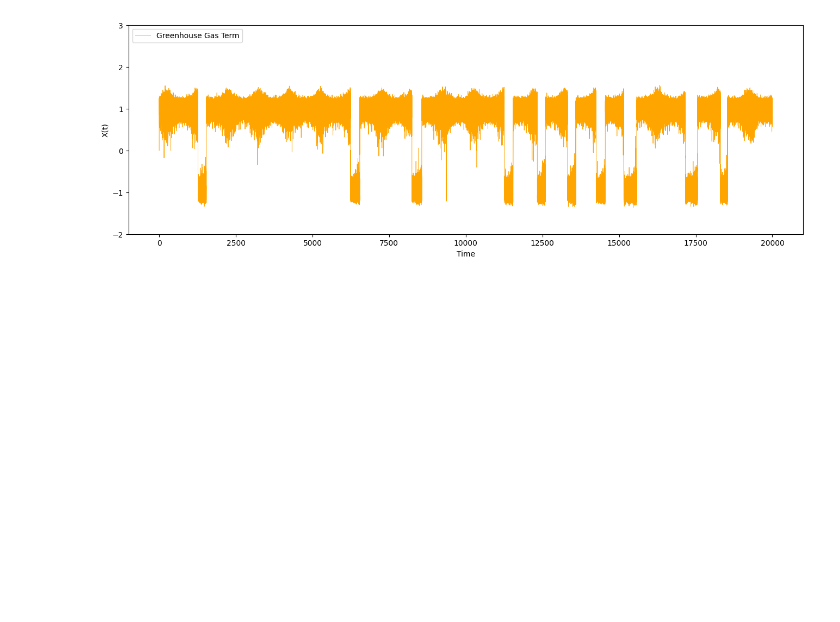
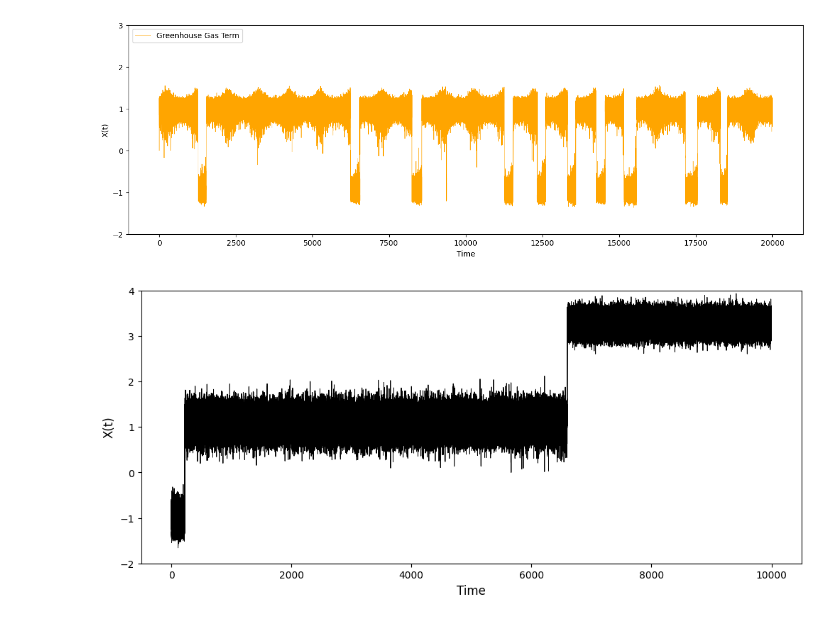
Before and after one commit to abhirao-03/stochastic-resonance, a Jupyter notebook: standalone_notebooks/greenhouse_gas.ipynb, the cells around one changed output. Cells and saved outputs as stored; diff of their text form; code cells hidden in the pictures; blank space fills up the shorter version.

```diff
--- a/standalone_notebooks/greenhouse_gas.ipynb
+++ b/standalone_notebooks/greenhouse_gas.ipynb
@@ -151,6 +151,28 @@ def euler_maruyama_EM(X0, dt, epsilon, U_prime, num_steps, num_trajectories, dW)
         X[n+1] = X[n]  + drift * dt + np.sqrt(epsilon) * dW[n]
 
     return X
+
+def euler_maruyama_EM_triple(X0, dt, epsilon, U_prime, num_steps, num_trajectories, dW):
+
+    if num_trajectories == 1:
+        X = np.zeros(num_steps + 1)
+    else:
+        X = np.zeros((num_steps + 1, num_trajectories))
+
+    # Set initial condition
+    X[0] = X0
+
+    for n in range(num_steps):
+
+        t = n * dt
+
+        drift = -U_prime(X[n])
+
+        #dW = np.sqrt(dt) * np.random.randn(num_trajectories) if num_trajectories > 1 else np.sqrt(dt) * np.random.randn()
+
+        X[n+1] = X[n]  + drift * dt + np.sqrt(epsilon) * dW[n]
+
+    return X
 # %%
 # Parameters
 X0 = 0
@@ -290,0 +357,21 @@ plt.show()
+# %%
+X0 = -1.0
+dt = 0.01
+T = 10000
+epsilon = 1.3
+num_steps = int(T/dt)
+num_trajectories = 1
+dW = [np.sqrt(dt) * np.random.randn() for _ in range(num_steps)]
+
+X_em = euler_maruyama_EM_triple(X0, dt, epsilon, d_triple__d_x, num_steps, num_trajectories, dW)
+# %%
+time = np.linspace(0, T, num_steps+1)
+plt.figure(figsize=(12, 5))
+plt.plot(time, X_em, color='black', linewidth=0.7)
+plt.xlabel("Time", fontsize=12)
+plt.ylabel("X(t)", fontsize=12)
+plt.ylim(-2, 4)
+
+plt.savefig('triple_well_sim.svg', transparent=True)
+# %% [output]
+[figure, added]
```
Also changed, not shown: parts of 1 cell of this notebook.
